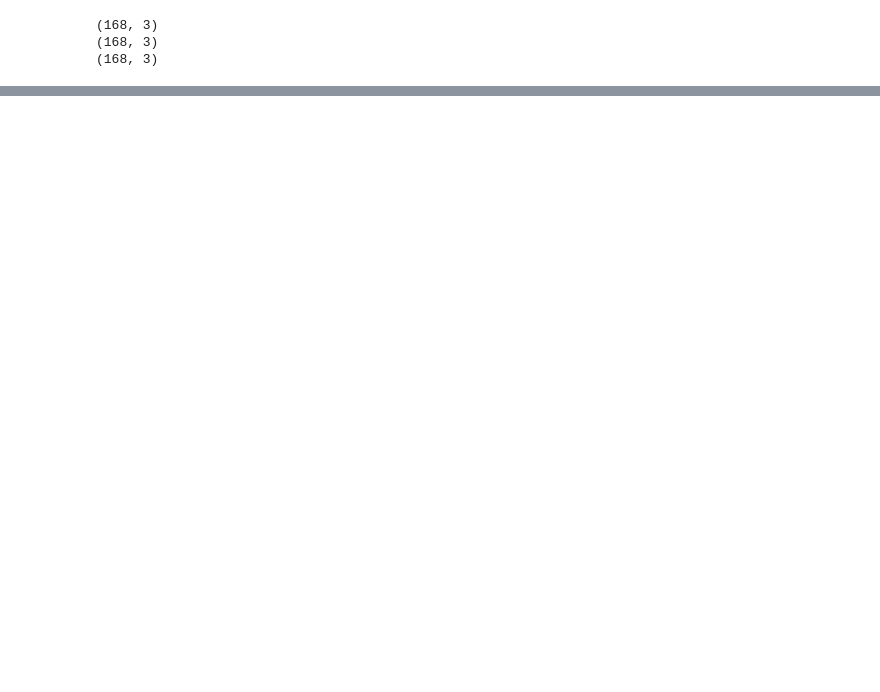
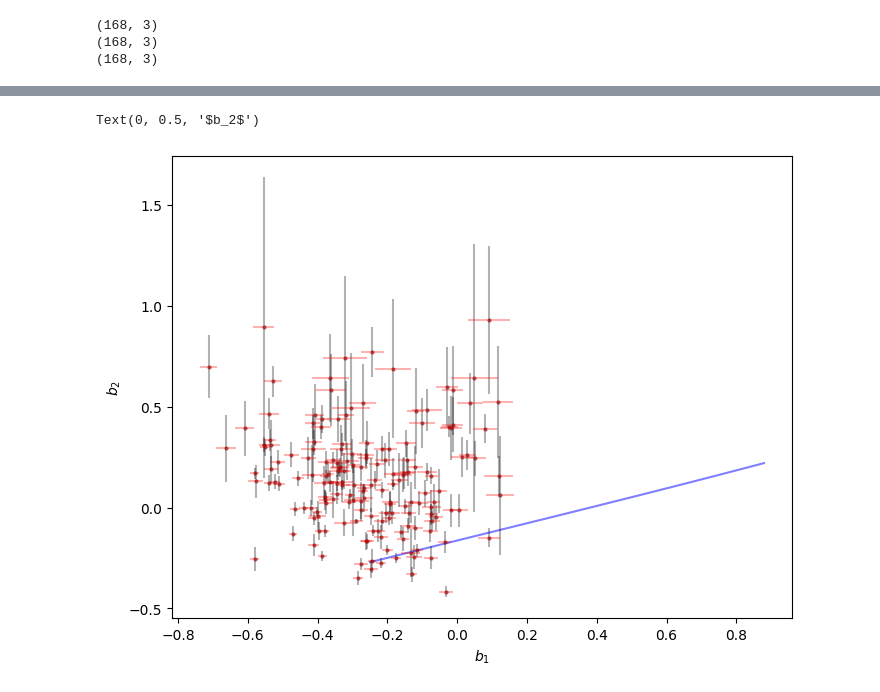
Before and after one commit to kstoreyf/biasexp-target-observable, a Jupyter notebook: notebooks/2024-04-19_prob_bias_results.ipynb, the cells around one changed output, grey strips where cells are left out. Drawn from its saved outputs; the diff is of its cells as text; code cells hidden in the pictures; blank space fills up the shorter version.

```diff
--- a/notebooks/2024-04-19_prob_bias_results.ipynb
+++ b/notebooks/2024-04-19_prob_bias_results.ipynb
@@ -137,0 +350,39 @@ for bb, bp_name in enumerate(bias_param_names):
+# %%
+tag0, tag1 = ['', '']
+idx_tag0, idx_tag1 = tags_pbpfit_compare.index(tag0), tags_pbpfit_compare.index(tag1)
+
+nrows, ncols = 1, 1
+#fig, axarr = plt.subplots(nrows, ncols, figsize=(4*ncols, 4*nrows))#, sharex=True)
+#plt.subplots_adjust(hspace=0.1, wspace=0.5)
+plt.figure(figsize=(8, 6))
+ax = plt.gca()
+
+bb0, bb1 = 0, 1
+
+xmin = min(np.min(bp_arr[:,bb0]), np.min(pbp_arr[:,bb0]))
+xmax = max(np.max(bp_arr[:,bb0]), np.max(pbp_arr[:,bb0]))
+xx = np.linspace(-0.25, xmax)
+
+b2_matteo = 0.01677*xx**3 - 0.005116*xx**2 + 0.4279*xx - 0.1635
+
+ax.plot(xx, b2_matteo, color='blue', alpha=0.5)
+
+#axarr[bb].scatter(bp_arr[:,bb], pbp_arr[:,bb], marker='o', s=4, color='k')
+ax.errorbar(pbp_arrs_compare[idx_tag0][:,bb0], pbp_arrs_compare[idx_tag1][:,bb1],
+                    yerr=pbp_cov_arrs_compare[idx_tag1][:,bb1],
+                    marker='o', markersize=2, color='k', ls='None', alpha=0.3)
+ax.errorbar(pbp_arrs_compare[idx_tag0][:,bb0], pbp_arrs_compare[idx_tag1][:,bb1],
+                    xerr=pbp_cov_arrs_compare[idx_tag0][:,bb0],
+                    marker='o', markersize=2, color='red', ls='None', alpha=0.3)
+ax.set_xlabel(f'{bias_param_labels[bias_param_names[bb0]]}')
+ax.set_ylabel(f'{bias_param_labels[bias_param_names[bb1]]}')
+
+    #axarr[bb].set_xlim(bounds_dict[bp_name])
+    #axarr[bb].set_ylim(bounds_dict[bp_name])
+
+# axarr[0].set_ylim(-1.5, 1.5)
+# axarr[1].set_ylim(-4, 4)
+# axarr[2].set_ylim(-10, 20)
+# %% [output]
+Text(0, 0.5, '$b_2$')
+[figure, added]
```
Also changed, not shown: parts of 34 cells of this notebook, 3 other files.
